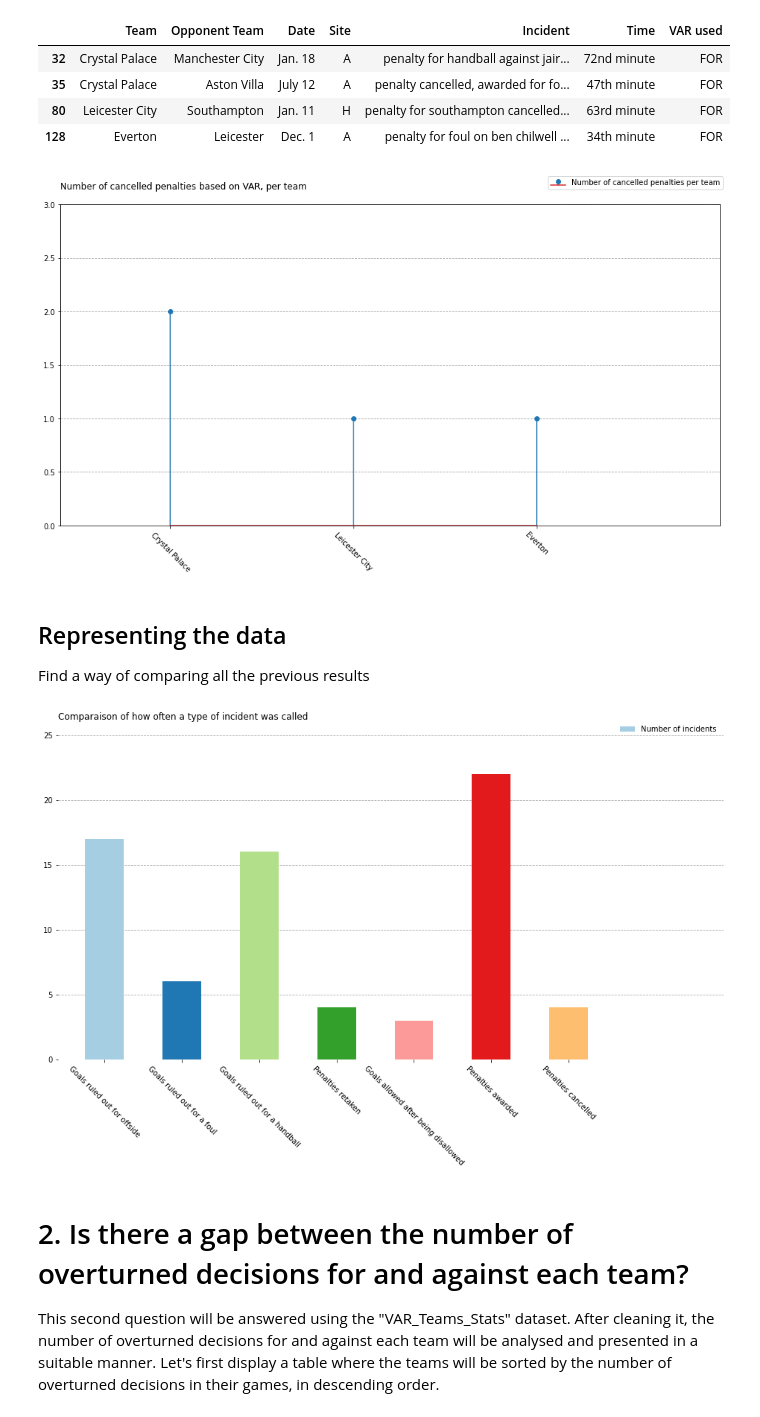
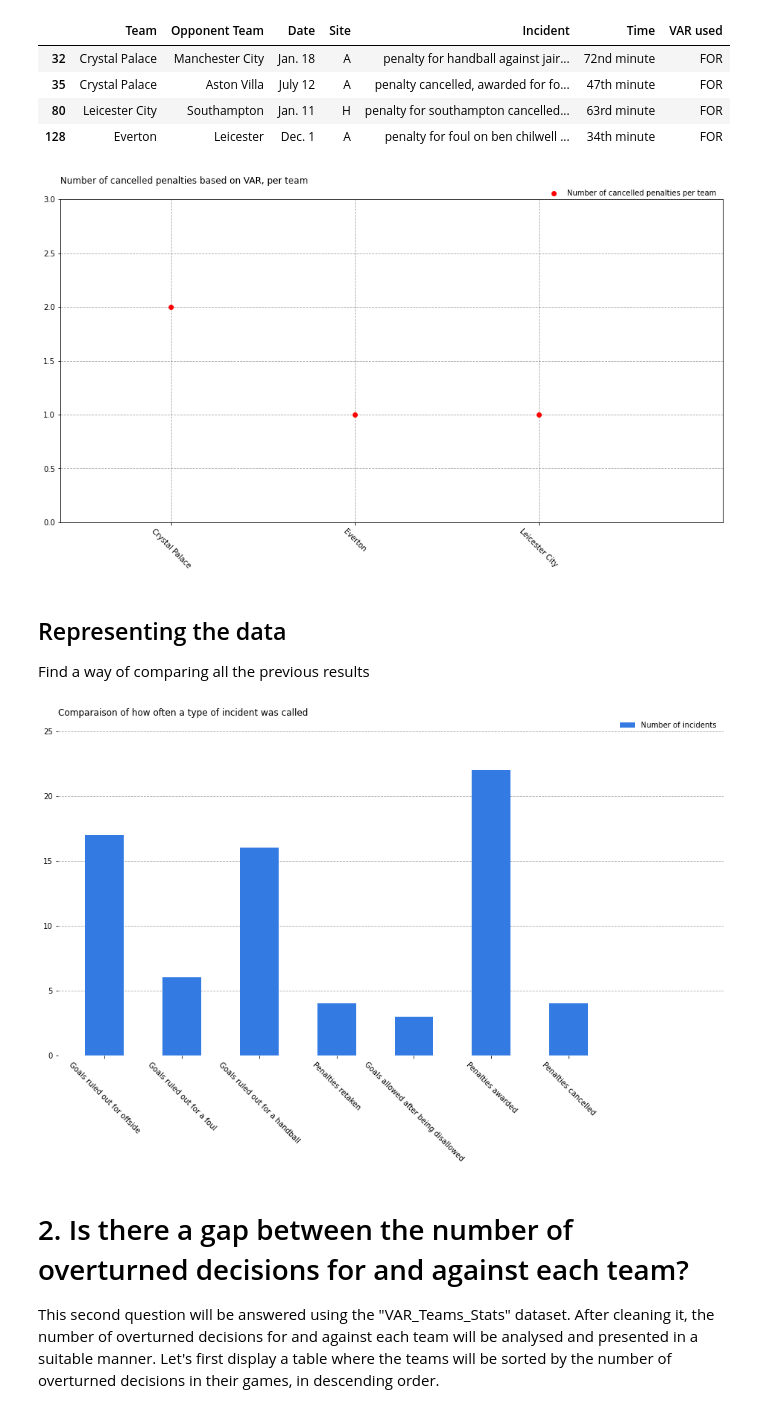
Before and after one commit to julelia/DataMadness, a Jupyter notebook: Data Madness.ipynb, the cells around one changed output. Cells and saved outputs as stored; diff of their text form; code cells hidden in the pictures.

```diff
--- a/Data Madness.ipynb
+++ b/Data Madness.ipynb
@@ -420,34 +363,28 @@ penalties_cancelled
 | 80 | Leicester City | Southampton | Jan. 11 | H | penalty for southampton cancelled... | 63rd minute | FOR |
 | 128 | Everton | Leicester | Dec. 1 | A | penalty for foul on ben chilwell ... | 34th minute | FOR |
 # %%
-# list with the number of incidents per team
 nbr_incidents_per_team = penalties_cancelled.pivot_table(index=['Team'], aggfunc='size');
 
-# Preparing the plot layout
 fig, ax = plt.subplots(1, figsize=(16, 8))
+plt.plot(nbr_incidents_per_team, 'ro')
 plt.xlim(-0.6, 3)
 plt.ylim(0, 3)
-
-plt.stem(nbr_incidents_per_team, use_line_collection = True)
-
-# labels for x-tick, in order to have a better view of which team had the most incidents occur
-labels = penalties_cancelled['Team']
-xlabels = list(dict.fromkeys(labels))
 
 # grid
 ax.set_axisbelow(True)
 ax.yaxis.grid(color='gray', linestyle='dashed', alpha=0.7)
+ax.xaxis.grid(color='gray', linestyle='dashed', alpha=0.7)
 
 # x tick
-plt.xticks(range(0,len(xlabels)),xlabels, rotation=-45);
+plt.xticks(rotation=-45);
 
 # title and legend
 legend_label = ['Number of cancelled penalties per team']
-plt.legend(legend_label, ncol = 4, bbox_to_anchor=([1.01, 1.1, 0, 0]), frameon = True)
+plt.legend(legend_label, ncol = 4, bbox_to_anchor=([1, 1.05, 0, 0]), frameon = False)
 plt.title('Number of cancelled penalties based on VAR, per team\n', loc='left')
 plt.show()
 # %% [output]
-[figure, old version]
+[figure, new version]
 # %% [markdown]
 ## Representing the data
 
@@ -472,35 +410,35 @@ result_df = pd.DataFrame(my_dict)
 result_df
 
 
 fig, ax = plt.subplots(1, figsize=(16, 8))
 
-plt.bar(result_df.index, result_df['VAR_USED'], color=plt.cm.Paired(np.arange(len(result_df))), width =0.5)
+plt.bar(result_df.index, result_df['VAR_USED'], color = '#337AE3', width =0.5)
 
 # x and y limits
 plt.xlim(-0.6, 8)
 plt.ylim(0, 25)
 
 # remove spines
 ax.spines['right'].set_visible(False)
 ax.spines['left'].set_visible(False)
 ax.spines['top'].set_visible(False)
 ax.spines['bottom'].set_visible(False)
 
 #grid
 ax.set_axisbelow(True)
 ax.yaxis.grid(color='gray', linestyle='dashed', alpha=0.7)
 
 # x ticks
 xticks_labels = ['Goals ruled out for offside', 'Goals ruled out for a foul', 'Goals ruled out for a handball', 'Penalties retaken', 'Goals allowed after being disallowed', 'Penalties awarded', 'Penalties cancelled']
 plt.xticks(result_df.index , labels = xticks_labels , rotation=-45)
 
 # title and legend
 legend_label = ['Number of incidents']
 plt.legend(legend_label, ncol = 4, bbox_to_anchor=([1, 1.05, 0, 0]), frameon = False)
 plt.title('Comparaison of how often a type of incident was called\n', loc='left')
 plt.show()
 # %% [output]
-[figure, old version]
+[figure, new version]
 # %% [markdown]
 # 2. Is there a gap between the number of overturned decisions for and against each team?
 
```
Also changed, not shown: parts of 16 cells of this notebook.
